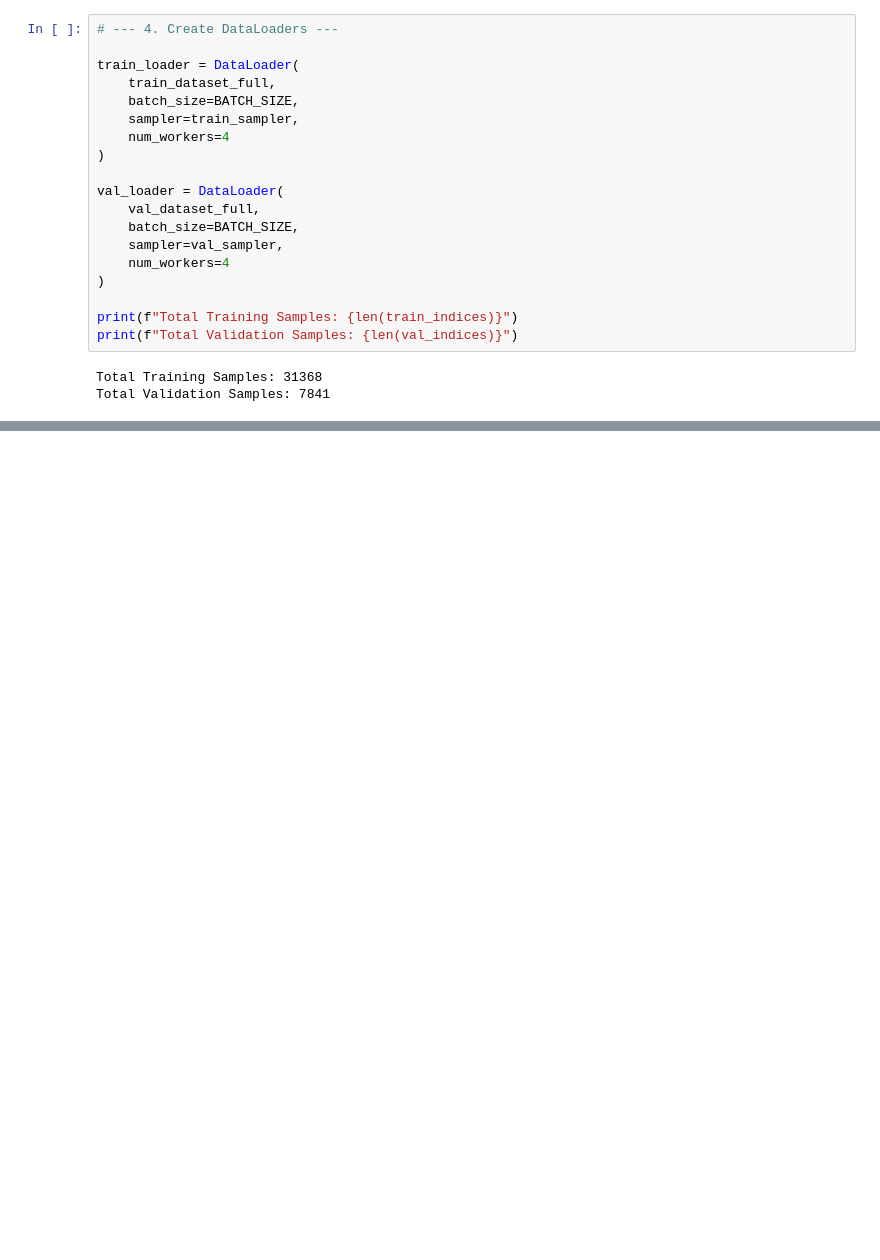
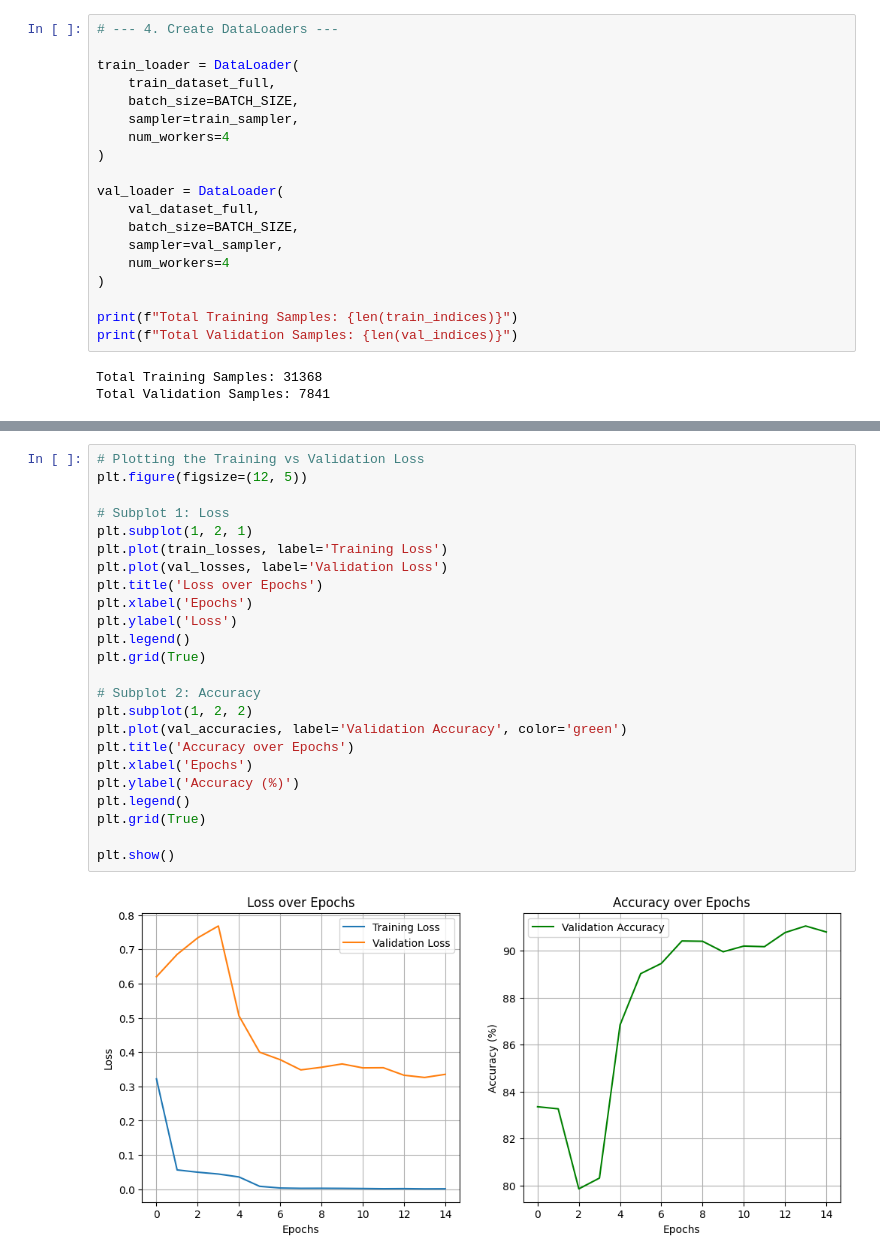
Before and after one commit to Kaankocc/gtsrb_classifier, a Jupyter notebook: notebooks/02_Model_Training.ipynb, the cells around one changed output, grey strips where cells are left out. Drawn from its saved outputs; the diff is of its cells as text; blank space fills up the shorter version.

```diff
--- a/notebooks/02_Model_Training.ipynb
+++ b/notebooks/02_Model_Training.ipynb
@@ -130,0 +301,26 @@ plt.show()
+# %%
+# Plotting the Training vs Validation Loss
+plt.figure(figsize=(12, 5))
+
+# Subplot 1: Loss
+plt.subplot(1, 2, 1)
+plt.plot(train_losses, label='Training Loss')
+plt.plot(val_losses, label='Validation Loss')
+plt.title('Loss over Epochs')
+plt.xlabel('Epochs')
+plt.ylabel('Loss')
+plt.legend()
+plt.grid(True)
+
+# Subplot 2: Accuracy
+plt.subplot(1, 2, 2)
+plt.plot(val_accuracies, label='Validation Accuracy', color='green')
+plt.title('Accuracy over Epochs')
+plt.xlabel('Epochs')
+plt.ylabel('Accuracy (%)')
+plt.legend()
+plt.grid(True)
+
+plt.show()
+# %% [output]
+[figure, added]
```
Also changed, not shown: parts of 7 cells of this notebook, 2 other files.
